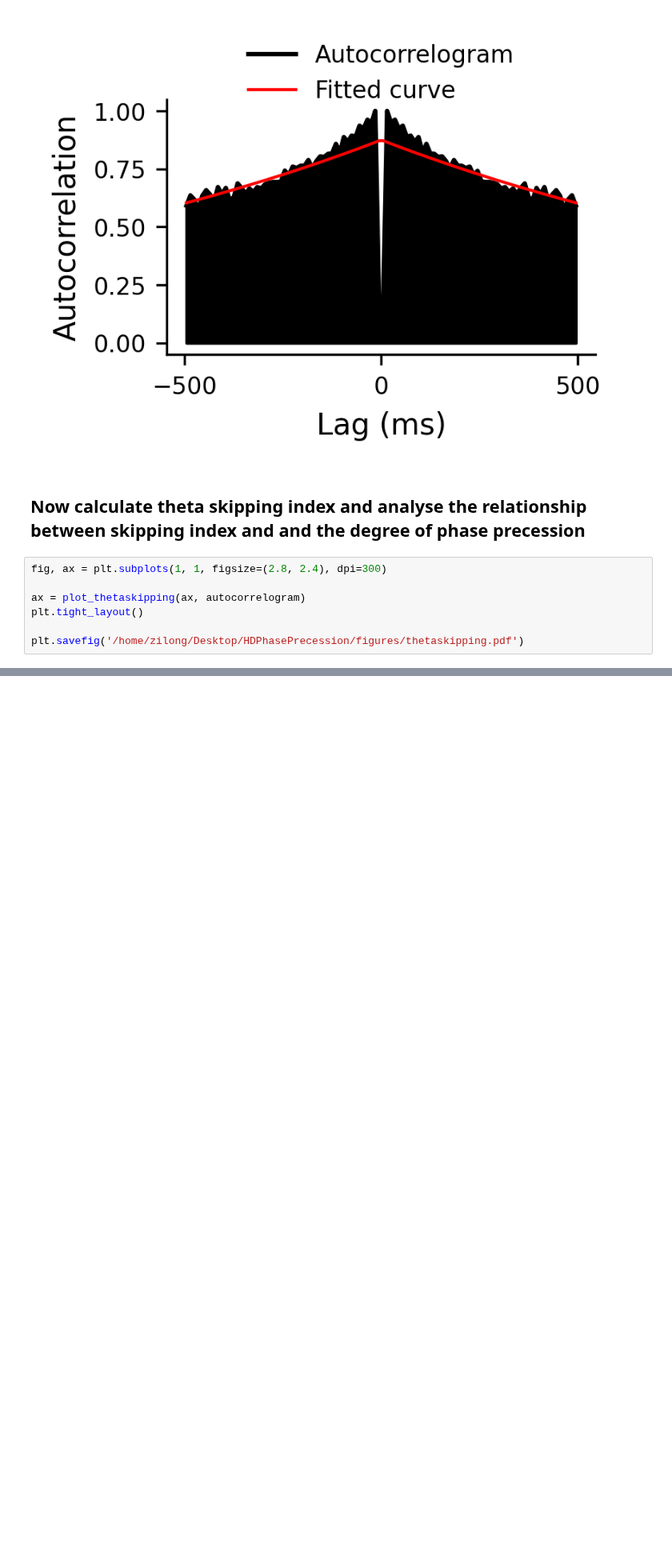
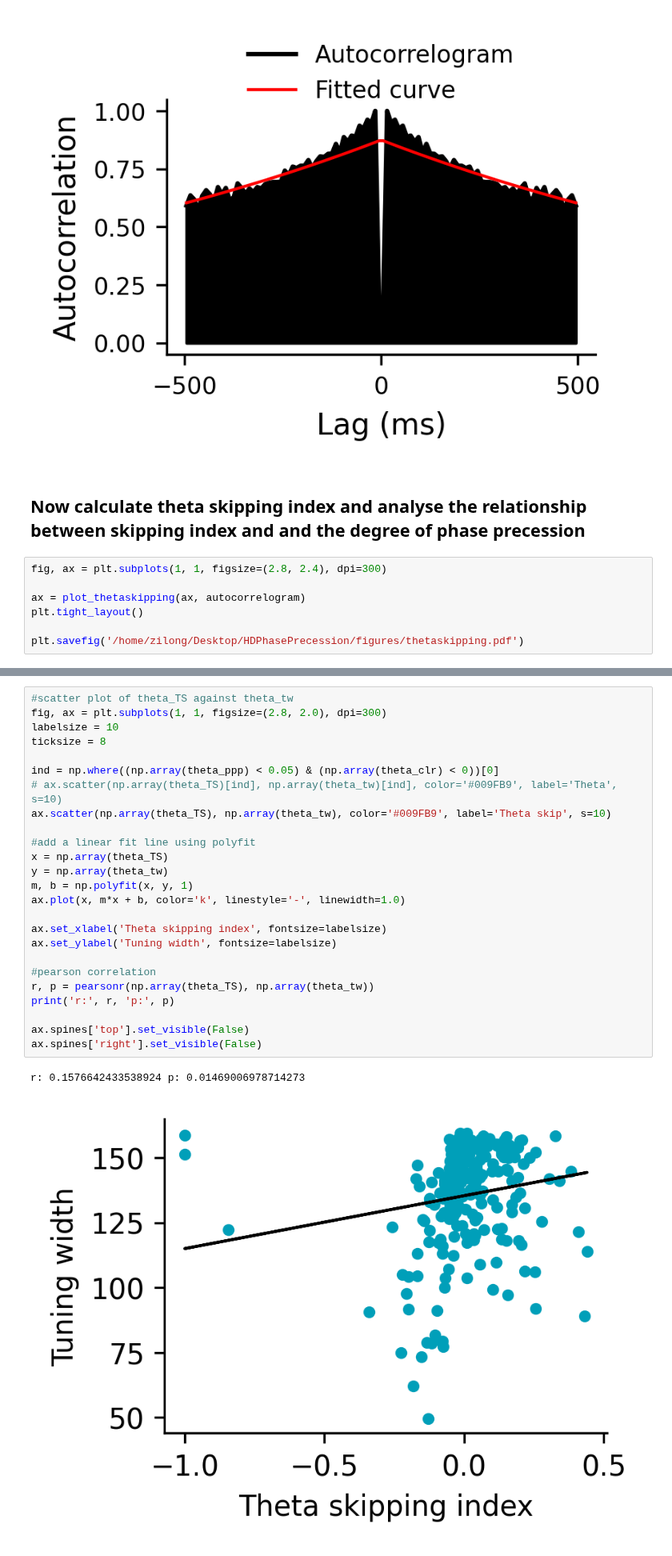
Before and after one commit to ZilongJi/HDPhasePrecession, a Jupyter notebook: performStats.ipynb, the cells around one changed output, grey strips where cells are left out. Shown at 80% size. Cells and saved outputs as stored; diff of their text form; blank space fills up the shorter version.

```diff
--- a/performStats.ipynb
+++ b/performStats.ipynb
@@ -1356,0 +1524,28 @@ r: -0.4474886292851337 p: 0.05471636536775982
+# %%
+#scatter plot of theta_TS against theta_tw
+fig, ax = plt.subplots(1, 1, figsize=(2.8, 2.0), dpi=300)
+labelsize = 10
+ticksize = 8
+
+ind = np.where((np.array(theta_ppp) < 0.05) & (np.array(theta_clr) < 0))[0]
+# ax.scatter(np.array(theta_TS)[ind], np.array(theta_tw)[ind], color='#009FB9', label='Theta', s=10)
+ax.scatter(np.array(theta_TS), np.array(theta_tw), color='#009FB9', label='Theta skip', s=10)
+
+#add a linear fit line using polyfit
+x = np.array(theta_TS)
+y = np.array(theta_tw)
+m, b = np.polyfit(x, y, 1)
+ax.plot(x, m*x + b, color='k', linestyle='-', linewidth=1.0)
+
+ax.set_xlabel('Theta skipping index', fontsize=labelsize)
+ax.set_ylabel('Tuning width', fontsize=labelsize)
+
+#pearson correlation
+r, p = pearsonr(np.array(theta_TS), np.array(theta_tw))
+print('r:', r, 'p:', p)
+
+ax.spines['top'].set_visible(False)
+ax.spines['right'].set_visible(False)
+# %% [output]
+r: 0.1576642433538924 p: 0.01469006978714273
+[figure, added]
```
Also changed, not shown: parts of 6 cells of this notebook, 1 other file.
